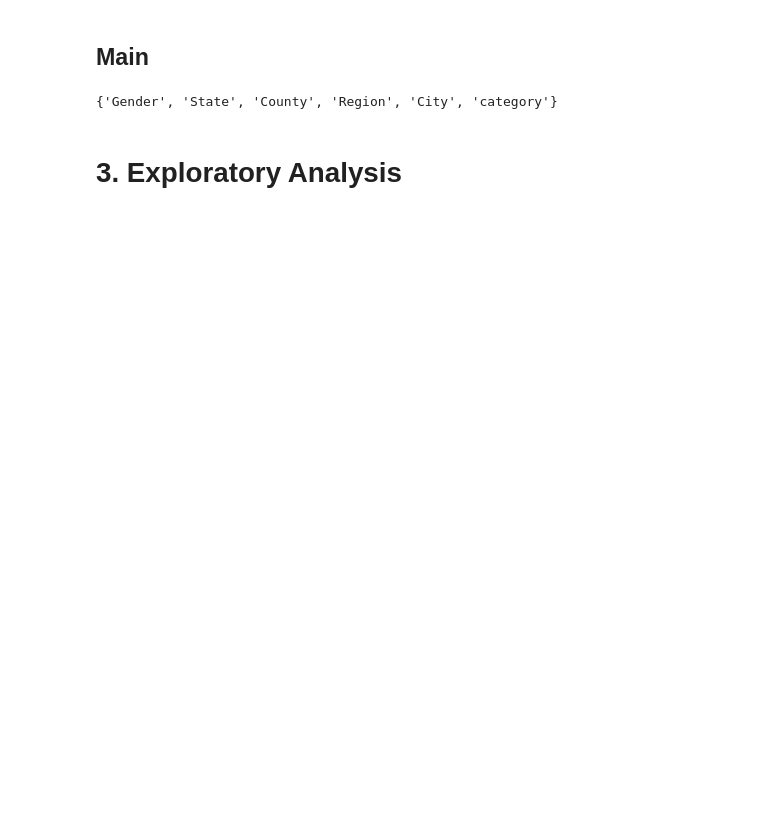
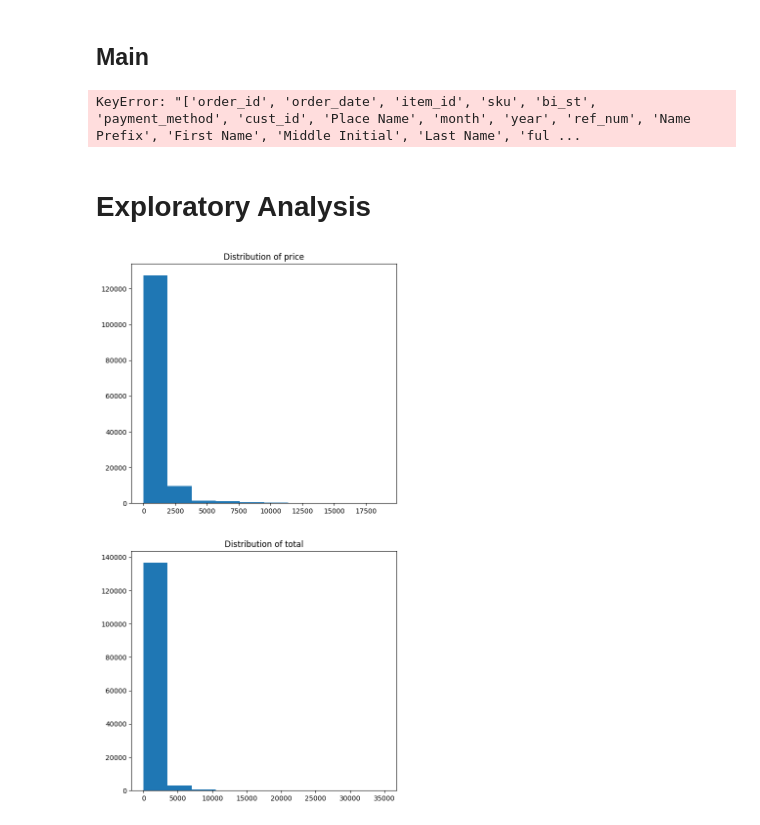
Before and after one commit to CategorIAN/CSCI550_Final, a Jupyter notebook: nb2.ipynb, the cells around one changed output. Drawn from its saved outputs; the diff is of its cells as text; code cells hidden in the pictures; blank space fills up the shorter version.

```diff
--- a/nb2.ipynb
+++ b/nb2.ipynb
@@ -151,8 +176,14 @@ drop_columns = ["order_id", "order_date", "item_id", "sku", "bi_st", "payment_me
 data.clean_out(drop_columns)
 data.filterByColumn({"status": ["complete", "received"]}, drop=True)
 data.label_encoding(["Gender"])
-print(data.cols_categorical)
+data.onehot(["Region"])
+data.normalize()
+data
 # %% [output]
-{'Gender', 'State', 'County', 'Region', 'City', 'category'}
+KeyError: "['order_id', 'order_date', 'item_id', 'sku', 'bi_st', 'payment_method', 'cust_id', 'Place Name', 'month', 'year', 'ref_num', 'Name Prefix', 'First Name', 'Middle Initial', 'Last Name', 'ful ...
 # %% [markdown]
-# 3. Exploratory Analysis
+# Exploratory Analysis
+# %%
+data.histograms(["price", "total"])
+# %% [output]
+[figure, added]
```
Also changed, not shown: parts of 25 cells of this notebook.
